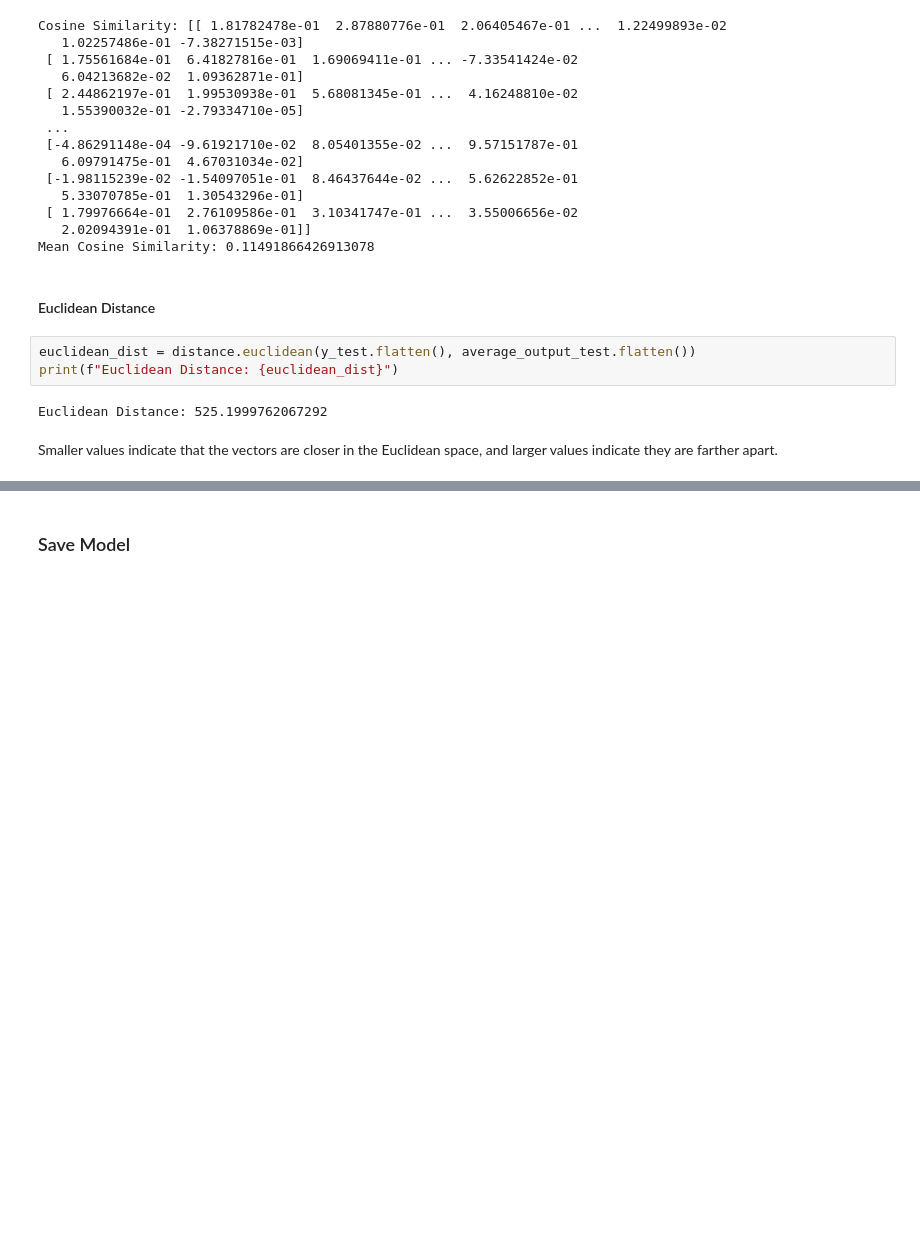
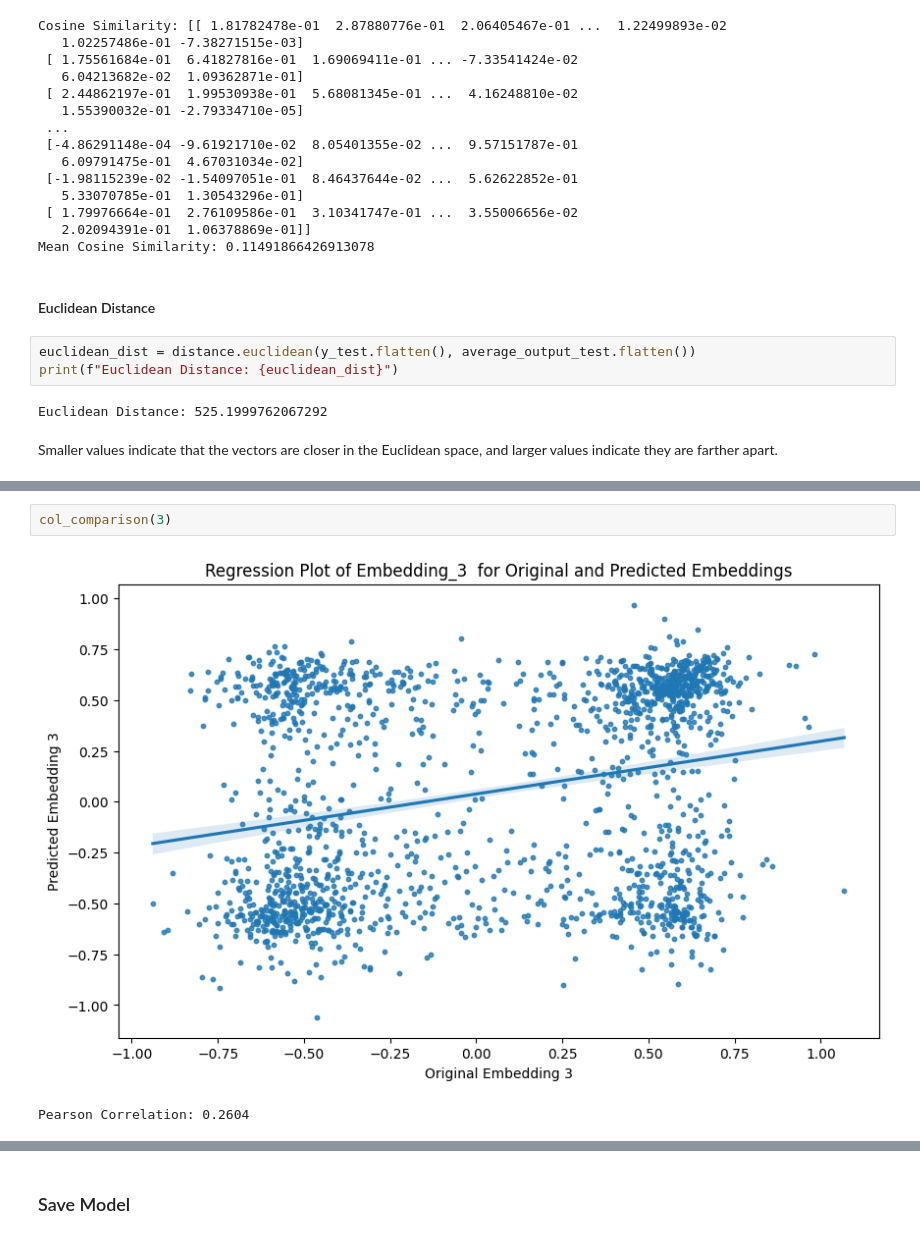
Before and after one commit to ersilia-os/eos3nl8, a Jupyter notebook: model/framework/code/ersilia_knn_1n.ipynb, the cells around one changed output, grey strips where cells are left out. Cells and saved outputs as stored; diff of their text form; blank space fills up the shorter version.

```diff
--- a/model/framework/code/ersilia_knn_1n.ipynb
+++ b/model/framework/code/ersilia_knn_1n.ipynb
@@ -236,0 +290,5 @@ Smaller values indicate that the vectors are closer in the Euclidean space, and
+# %%
+col_comparison(3)
+# %% [output]
+[figure, added]
+Pearson Correlation: 0.2604
```
Also changed, not shown: parts of 12 cells of this notebook, 1 other file.
